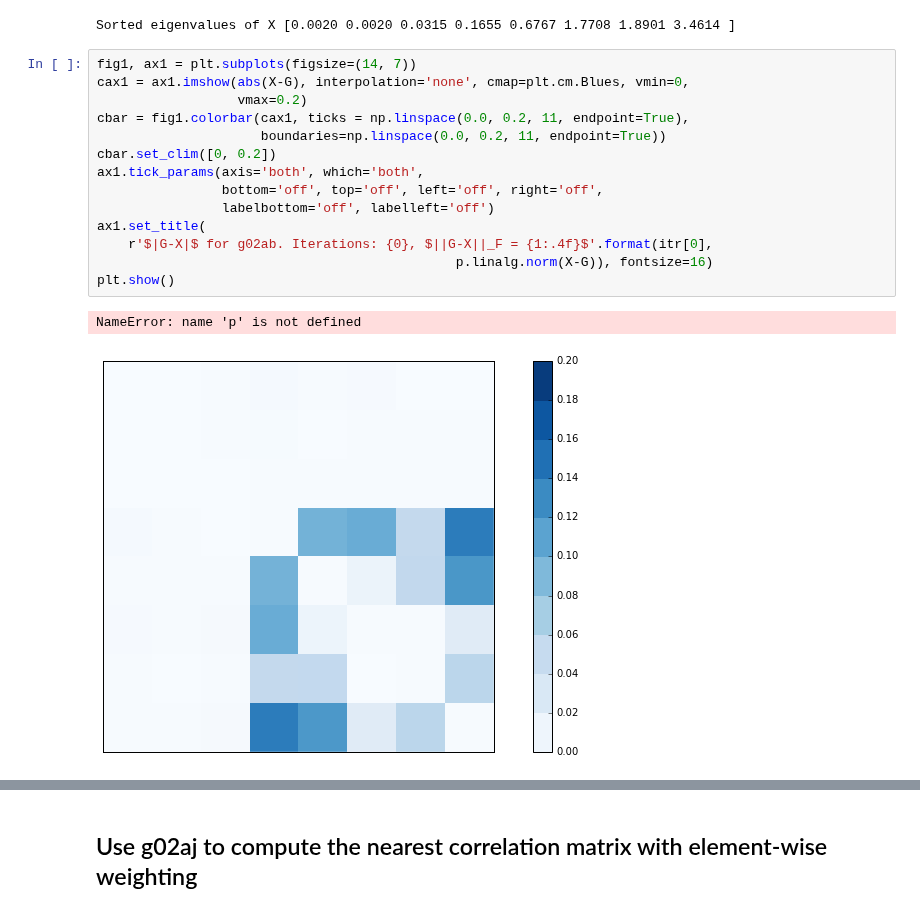
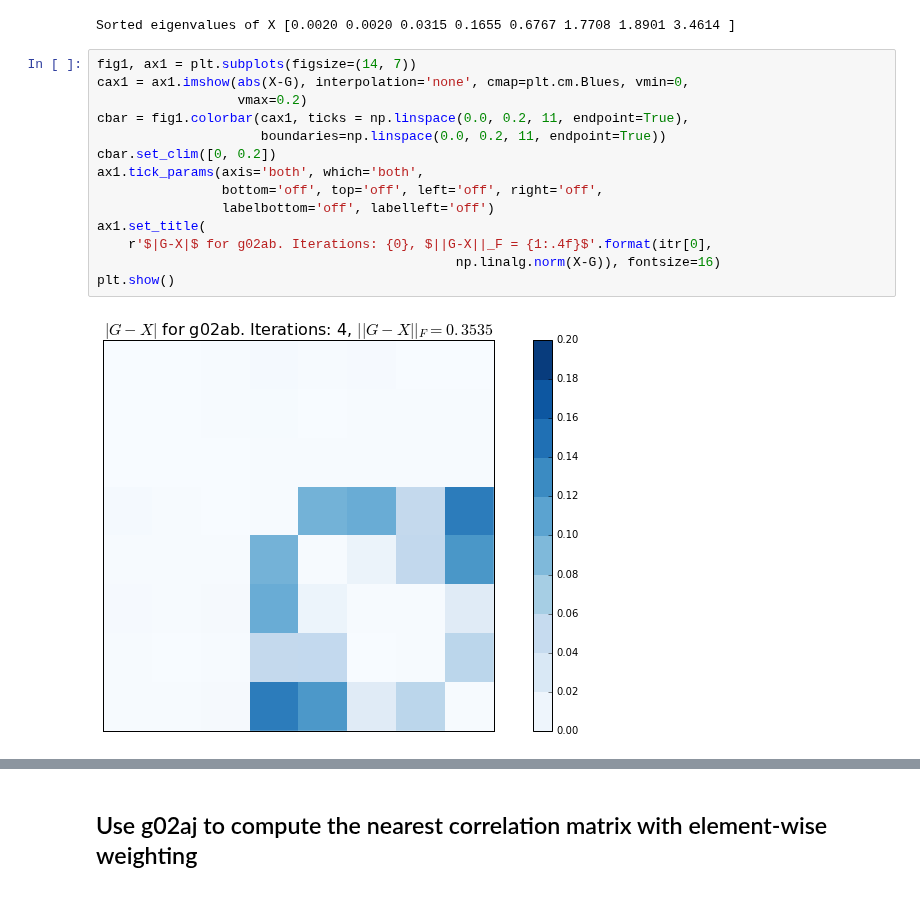
Before and after one commit to craiglucas/NCM, a Jupyter notebook: ncm_nag.ipynb, the cells around one changed output, grey strips where cells are left out. Drawn from its saved outputs; the diff is of its cells as text.

```diff
--- a/ncm_nag.ipynb
+++ b/ncm_nag.ipynb
@@ -468,20 +468,19 @@ Sorted eigenvalues of X [0.0020 0.0020 0.0315 0.1655 0.6767 1.7708 1.8901 3.4614
 # %%
 fig1, ax1 = plt.subplots(figsize=(14, 7))
 cax1 = ax1.imshow(abs(X-G), interpolation='none', cmap=plt.cm.Blues, vmin=0,
                   vmax=0.2)
 cbar = fig1.colorbar(cax1, ticks = np.linspace(0.0, 0.2, 11, endpoint=True),
                      boundaries=np.linspace(0.0, 0.2, 11, endpoint=True))
 cbar.set_clim([0, 0.2])
 ax1.tick_params(axis='both', which='both',
                 bottom='off', top='off', left='off', right='off',
                 labelbottom='off', labelleft='off')
 ax1.set_title(
     r'$|G-X|$ for g02ab. Iterations: {0}, $||G-X||_F = {1:.4f}$'.format(itr[0],
-                                              p.linalg.norm(X-G)), fontsize=16)
+                                              np.linalg.norm(X-G)), fontsize=16)
 plt.show()
 # %% [output]
-NameError: name 'p' is not defined
-[figure, old version]
+[figure, new version]
 # %% [markdown]
 # Weighting Individual Elements
 
```
Also changed, not shown: 1 other file.
